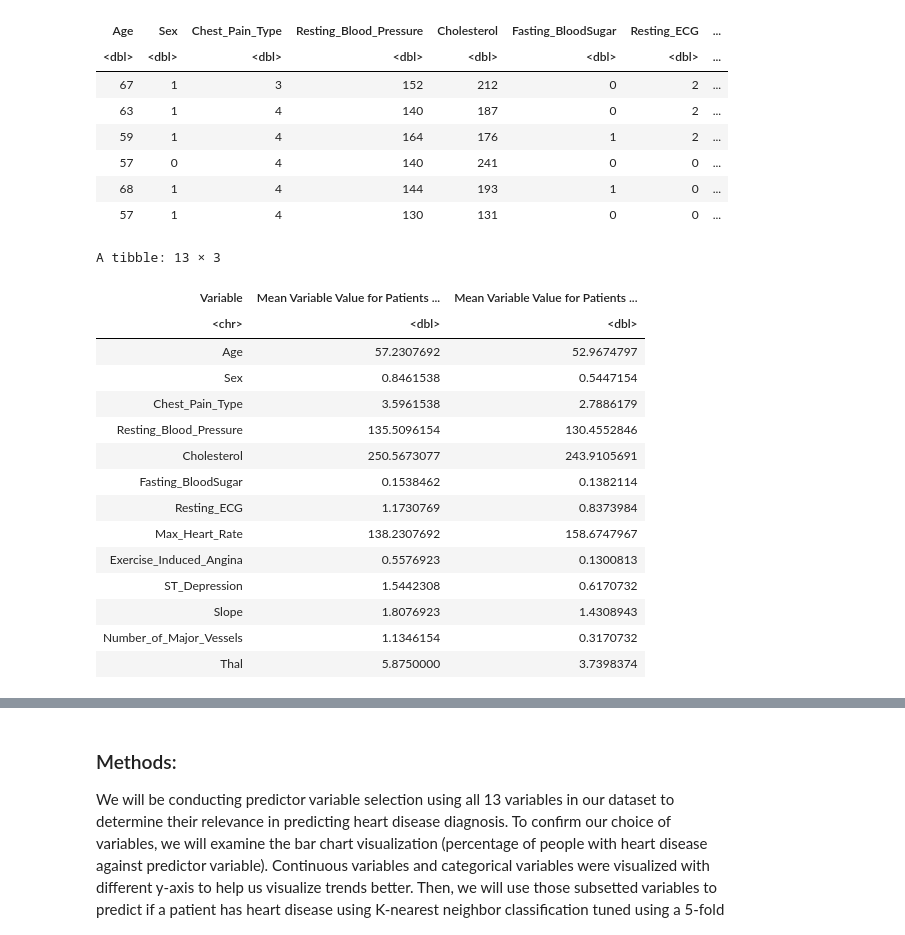
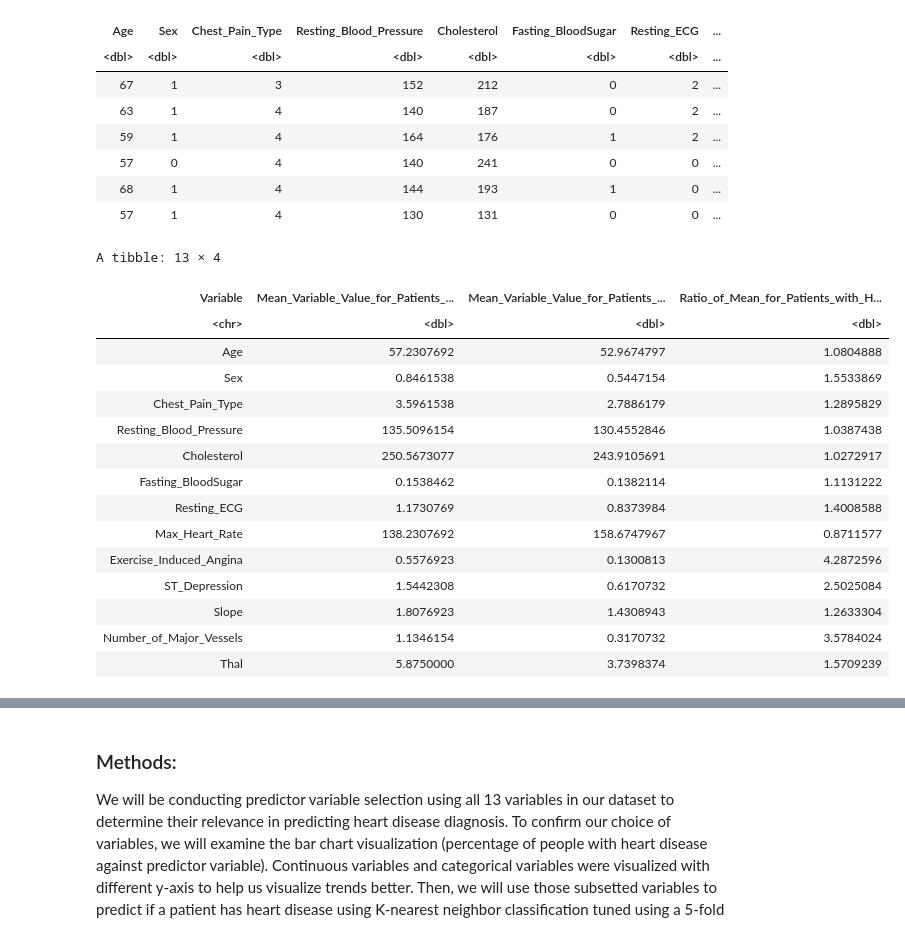
Before and after one commit to devr07/Project-DSCI100, a Jupyter notebook: projectpropsal.ipynb, the cells around one changed output, grey strips where cells are left out. Cells and saved outputs as stored; diff of their text form; code cells hidden in the pictures.

Commit message:
added ratio to table

```diff
--- a/projectpropsal.ipynb
+++ b/projectpropsal.ipynb
@@ -144,52 +162,53 @@ A tibble: 6 × 14
 # %%
 mean_table1 <- training_data |>
     filter(Heart_Disease_Diagnosis == 1) |>
     colMeans(na.rm = TRUE)
 mean_table1.matrix = matrix(data = mean_table1, nrow = 1, byrow = TRUE)
 mean_table1.df = as.data.frame(mean_table1.matrix)
 colnames(mean_table1.df) = c("Age", "Sex", "Chest_Pain_Type", "Resting_Blood_Pressure", "Cholesterol", "Fasting_BloodSugar",
                         "Resting_ECG", "Max_Heart_Rate", "Exercise_Induced_Angina", "ST_Depression", "Slope",
                          "Number_of_Major_Vessels", "Thal", "Heart_Disease_Diagnosis")
 mean_table1 = mean_table1.df
 mean_table1 <- mean_table1 |>
-    pivot_longer(cols = Age:Heart_Disease_Diagnosis, names_to = "Variable", values_to = "Mean Variable Value for Patients with Heart Disease ") |>
+    pivot_longer(cols = Age:Heart_Disease_Diagnosis, names_to = "Variable", values_to = "Mean_Variable_Value_for_Patients_with_Heart_Disease") |>
     filter(Variable != "Heart_Disease_Diagnosis")
 
 
 mean_table2 <- training_data |>
     filter(Heart_Disease_Diagnosis == 0) |>
     colMeans(na.rm = TRUE)
 mean_table2.matrix = matrix(data = mean_table2, nrow = 1, byrow = TRUE)
 mean_table2.df = as.data.frame(mean_table2.matrix)
 colnames(mean_table2.df) = c("Age", "Sex", "Chest_Pain_Type", "Resting_Blood_Pressure", "Cholesterol", "Fasting_BloodSugar",
                         "Resting_ECG", "Max_Heart_Rate", "Exercise_Induced_Angina", "ST_Depression", "Slope",
                          "Number_of_Major_Vessels", "Thal", "Heart_Disease_Diagnosis")
 mean_table2 = mean_table2.df
 mean_table2 <- mean_table2 |>
-    pivot_longer(cols = Age:Heart_Disease_Diagnosis, names_to = "Variable2", values_to = "Mean Variable Value for Patients without Heart Disease ") |>
+    pivot_longer(cols = Age:Heart_Disease_Diagnosis, names_to = "Variable2", values_to = "Mean_Variable_Value_for_Patients_without_Heart_Disease") |>
     filter(Variable2 != "Heart_Disease_Diagnosis")
 
 mean_table <- bind_cols(mean_table1, mean_table2) |>
-    select(1, 2, 4)
-
+    select(1, 2, 4) |>
+    mutate(Ratio_of_Mean_for_Patients_with_Heart_Disease_to_that_without = Mean_Variable_Value_for_Patients_with_Heart_Disease/
+           Mean_Variable_Value_for_Patients_without_Heart_Disease)
 mean_table
 # %% [output]
-A tibble: 13 × 3
+A tibble: 13 × 4
-| Variable | Mean Variable Value for Patients ... | Mean Variable Value for Patients ... |
-| <chr> | <dbl> | <dbl> |
-| Age | 57.2307692 | 52.9674797 |
-| Sex | 0.8461538 | 0.5447154 |
-| Chest_Pain_Type | 3.5961538 | 2.7886179 |
-| Resting_Blood_Pressure | 135.5096154 | 130.4552846 |
-| Cholesterol | 250.5673077 | 243.9105691 |
-| Fasting_BloodSugar | 0.1538462 | 0.1382114 |
-| Resting_ECG | 1.1730769 | 0.8373984 |
-| Max_Heart_Rate | 138.2307692 | 158.6747967 |
-| Exercise_Induced_Angina | 0.5576923 | 0.1300813 |
-| ST_Depression | 1.5442308 | 0.6170732 |
-| Slope | 1.8076923 | 1.4308943 |
-| Number_of_Major_Vessels | 1.1346154 | 0.3170732 |
-| Thal | 5.8750000 | 3.7398374 |
+| Variable | Mean_Variable_Value_for_Patients_... | Mean_Variable_Value_for_Patients_... | Ratio_of_Mean_for_Patients_with_H... |
+| <chr> | <dbl> | <dbl> | <dbl> |
+| Age | 57.2307692 | 52.9674797 | 1.0804888 |
+| Sex | 0.8461538 | 0.5447154 | 1.5533869 |
+| Chest_Pain_Type | 3.5961538 | 2.7886179 | 1.2895829 |
+| Resting_Blood_Pressure | 135.5096154 | 130.4552846 | 1.0387438 |
+| Cholesterol | 250.5673077 | 243.9105691 | 1.0272917 |
+| Fasting_BloodSugar | 0.1538462 | 0.1382114 | 1.1131222 |
+| Resting_ECG | 1.1730769 | 0.8373984 | 1.4008588 |
+| Max_Heart_Rate | 138.2307692 | 158.6747967 | 0.8711577 |
+| Exercise_Induced_Angina | 0.5576923 | 0.1300813 | 4.2872596 |
+| ST_Depression | 1.5442308 | 0.6170732 | 2.5025084 |
+| Slope | 1.8076923 | 1.4308943 | 1.2633304 |
+| Number_of_Major_Vessels | 1.1346154 | 0.3170732 | 3.5784024 |
+| Thal | 5.8750000 | 3.7398374 | 1.5709239 |
 # %%
 options(repr.plot.width=40, repr.plot.height=8)
 
```
Also changed, not shown: parts of 1 cell of this notebook.
